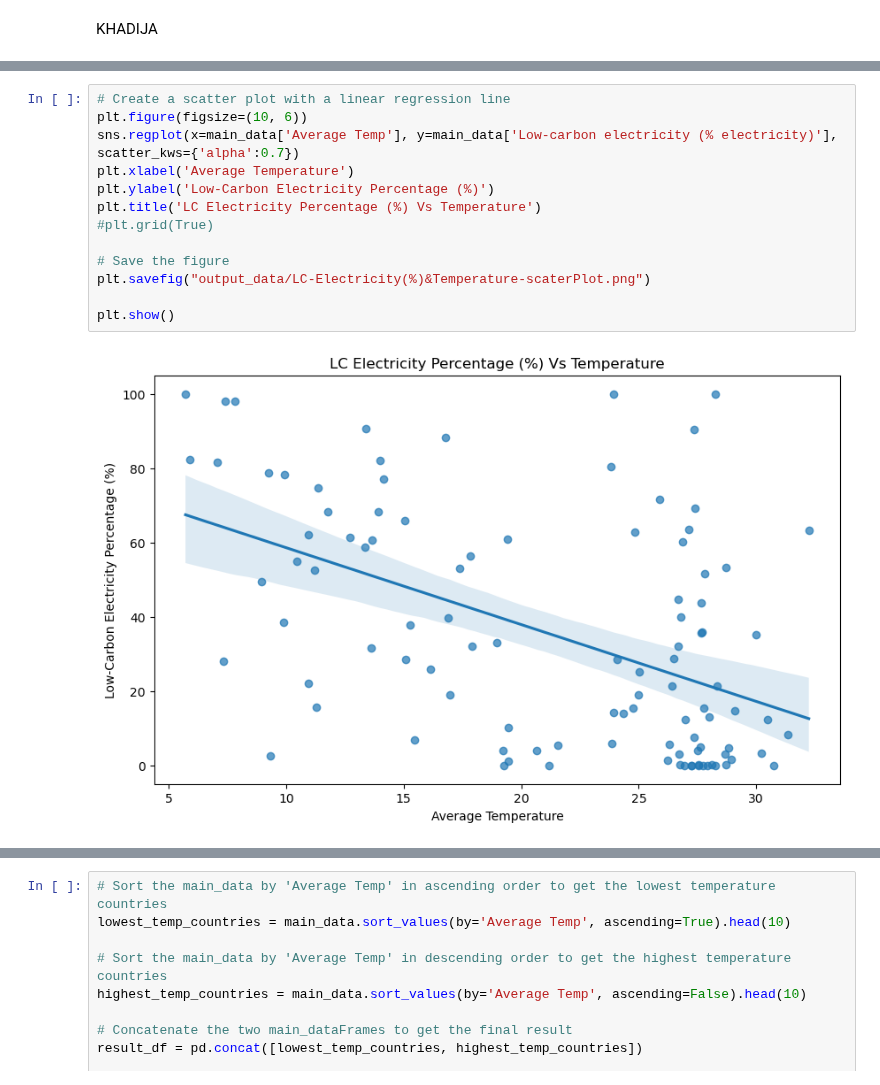
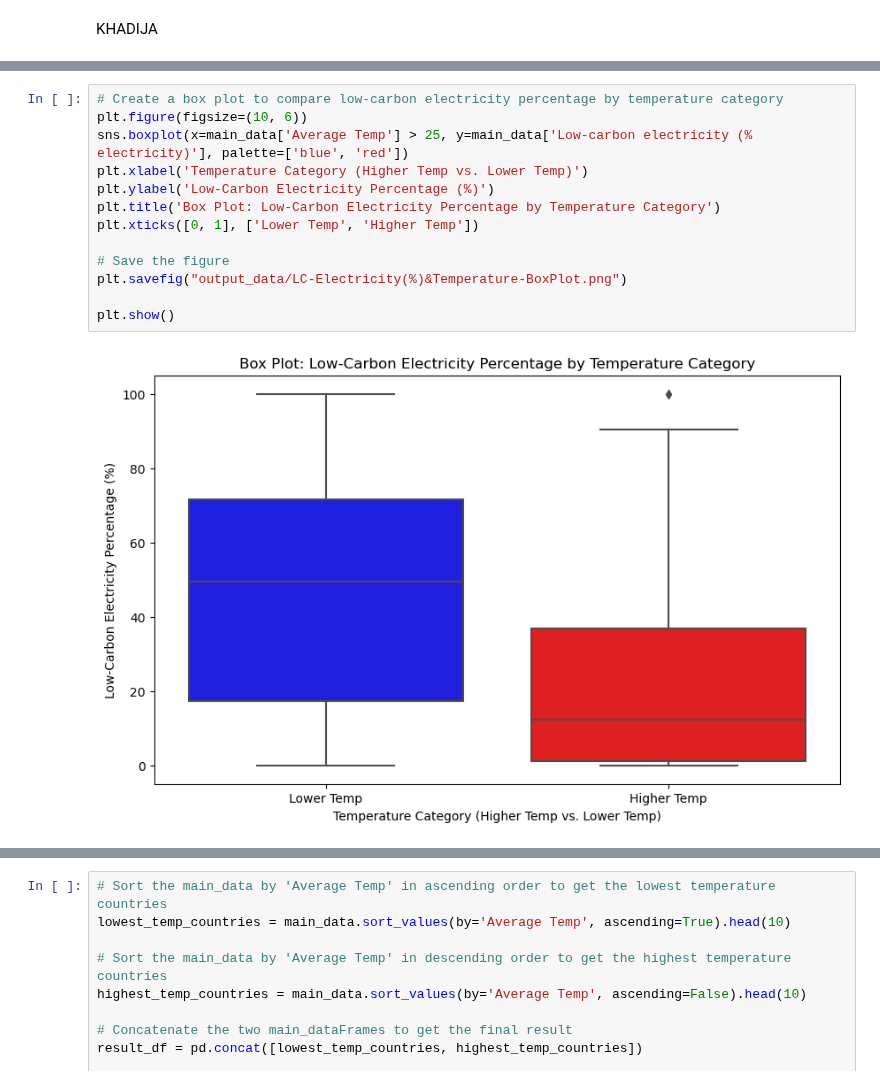
Before and after one commit to yosieph/Project1, a Jupyter notebook: project1update.ipynb, the cells around one changed output, grey strips where cells are left out. Cells and saved outputs as stored; diff of their text form.

```diff
--- a/project1update.ipynb
+++ b/project1update.ipynb
@@ -225,17 +253,17 @@ print(f'The low carbon electricity percentage in the country with the lowest tem
 The low carbon electricity percentage in the country with the highest temperature is 63.34%
 The low carbon electricity percentage in the country with the lowest temperature is 100.00%
 # %%
-# Create a scatter plot with a linear regression line
+# Create a box plot to compare low-carbon electricity percentage by temperature category
 plt.figure(figsize=(10, 6))
-sns.regplot(x=main_data['Average Temp'], y=main_data['Low-carbon electricity (% electricity)'], scatter_kws={'alpha':0.7})
-plt.xlabel('Average Temperature')
+sns.boxplot(x=main_data['Average Temp'] > 25, y=main_data['Low-carbon electricity (% electricity)'], palette=['blue', 'red'])
+plt.xlabel('Temperature Category (Higher Temp vs. Lower Temp)')
 plt.ylabel('Low-Carbon Electricity Percentage (%)')
-plt.title('LC Electricity Percentage (%) Vs Temperature')
-#plt.grid(True)
+plt.title('Box Plot: Low-Carbon Electricity Percentage by Temperature Category')
+plt.xticks([0, 1], ['Lower Temp', 'Higher Temp'])
 
 # Save the figure
-plt.savefig("output_data/LC-Electricity(%)&Temperature-scaterPlot.png")
+plt.savefig("output_data/LC-Electricity(%)&Temperature-BoxPlot.png")
 
 plt.show()
 # %% [output]
-[figure, old version]
+[figure, new version]
```
Also changed, not shown: parts of 22 cells of this notebook.
